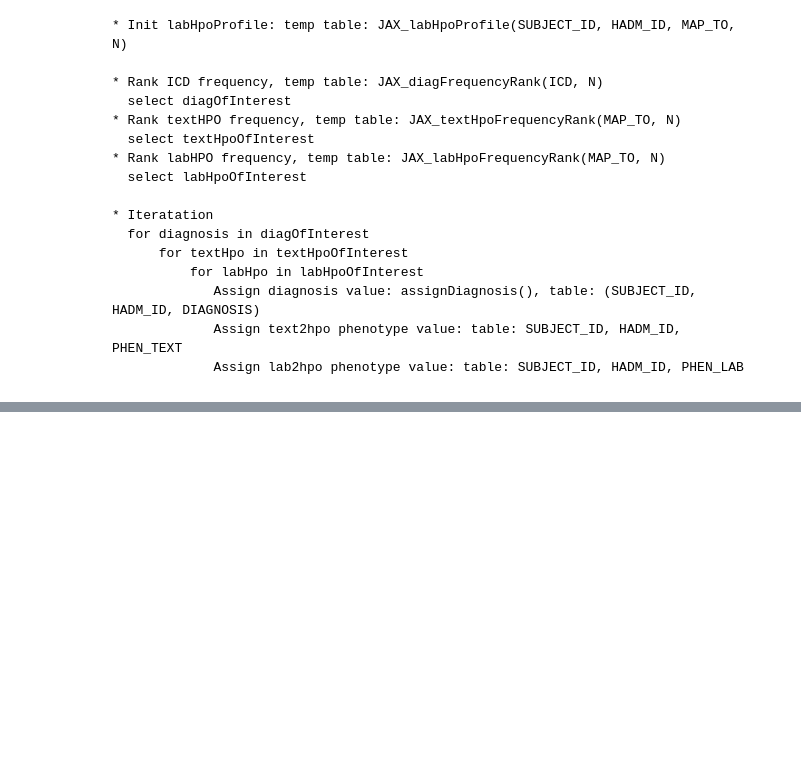
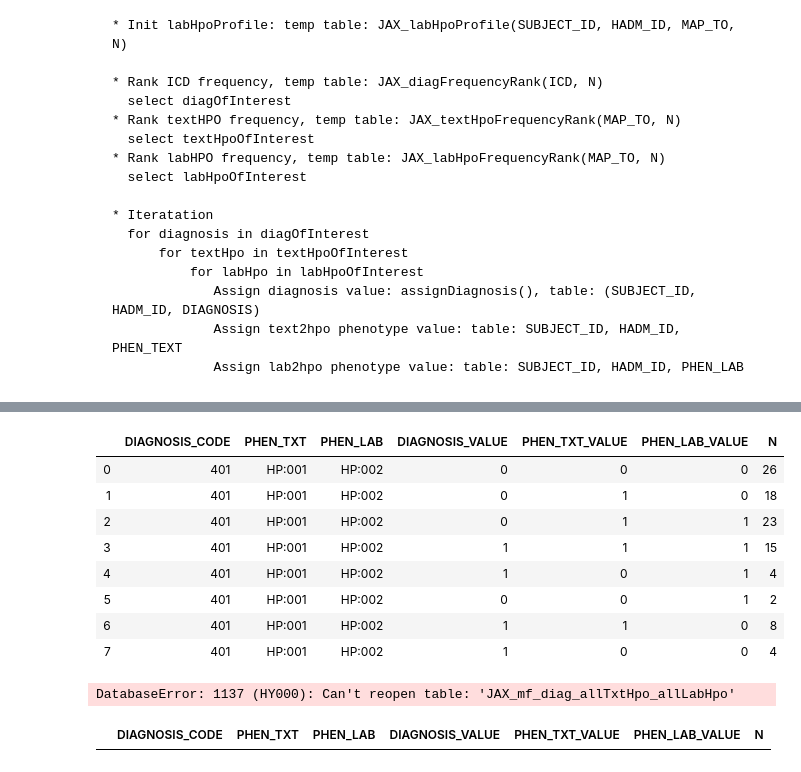
Before and after one commit to TheJacksonLaboratory/MIMIC_HPO, a Jupyter notebook: src/main/resources/mutual_info.ipynb, the cells around one changed output, grey strips where cells are left out. Drawn from its saved outputs; the diff is of its cells as text; code cells hidden in the pictures; blank space fills up the shorter version.

```diff
--- a/src/main/resources/mutual_info.ipynb
+++ b/src/main/resources/mutual_info.ipynb
@@ -708,0 +969,33 @@ N, summary_statistics1, summary_statistics2 = iterate(diagnosis_threshold_min =
+# %%
+diagnosisTextLab(phenotype='HP:0002086')
+#pd.read_sql_query("SELECT * FROM JAX_mf_diag_txtHpo_labHpo", mydb)
+pd.read_sql_query('''
+                    SELECT
+                        '{}' AS DIAGNOSIS_CODE,
+                        '{}' AS PHEN_TXT,
+                        '{}' AS PHEN_LAB,
+                        DIAGNOSIS AS DIAGNOSIS_VALUE,
+                        PHEN_TXT_VALUE,
+                        PHEN_LAB_VALUE,
+                        COUNT(*) AS N
+                    FROM JAX_mf_diag_txtHpo_labHpo
+                    GROUP BY DIAGNOSIS, PHEN_TXT_VALUE, PHEN_LAB_VALUE
+                '''.format('401', 'HP:001', 'HP:002'), mydb)
+# %% [output]
+|  | DIAGNOSIS_CODE | PHEN_TXT | PHEN_LAB | DIAGNOSIS_VALUE | PHEN_TXT_VALUE | PHEN_LAB_VALUE | N |
+| 0 | 401 | HP:001 | HP:002 | 0 | 0 | 0 | 26 |
+| 1 | 401 | HP:001 | HP:002 | 0 | 1 | 0 | 18 |
+| 2 | 401 | HP:001 | HP:002 | 0 | 1 | 1 | 23 |
+| 3 | 401 | HP:001 | HP:002 | 1 | 1 | 1 | 15 |
+| 4 | 401 | HP:001 | HP:002 | 1 | 0 | 1 | 4 |
+| 5 | 401 | HP:001 | HP:002 | 0 | 0 | 1 | 2 |
+| 6 | 401 | HP:001 | HP:002 | 1 | 1 | 0 | 8 |
+| 7 | 401 | HP:001 | HP:002 | 1 | 0 | 0 | 4 |
+# %%
+diagnosisAllTextAllLab(0, 100)
+pd.read_sql_query("SELECT * FROM JAX_mf_diag_allTxtHpo_allLabHpo", mydb)
+result = pd.read_sql_query("SELECT '{}' AS DIAGNOSIS_CODE, PHEN_TXT, PHEN_LAB, DIAGNOSIS AS DIAGNOSIS_VALUE,PHEN_TXT_VALUE, PHEN_LAB_VALUE, COUNT(*) AS N FROM JAX_mf_diag_allTxtHpo_allLabHpo GROUP BY DIAGNOSIS, PHEN_LAB, PHEN_LAB_VALUE, PHEN_TXT, PHEN_TXT_VALUE", mydb)
+result.groupby(['PHEN_TXT', 'PHEN_LAB']).agg({'N':sum})
+#result
+# %% [output]
+DatabaseError: 1137 (HY000): Can't reopen table: 'JAX_mf_diag_allTxtHpo_allLabHpo'
@@ -709,3 +1004,7 @@ N, summary_statistics1, summary_statistics2 = iterate(diagnosis_threshold_min =
+# %%
+summary_statistics2
+# %% [output]
+|  | DIAGNOSIS_CODE | PHEN_TXT | PHEN_LAB | DIAGNOSIS_VALUE | PHEN_TXT_VALUE | PHEN_LAB_VALUE | N |
 # %%
 cursor.close()
 mydb.close()
```
Also changed, not shown: parts of 16 cells of this notebook.
